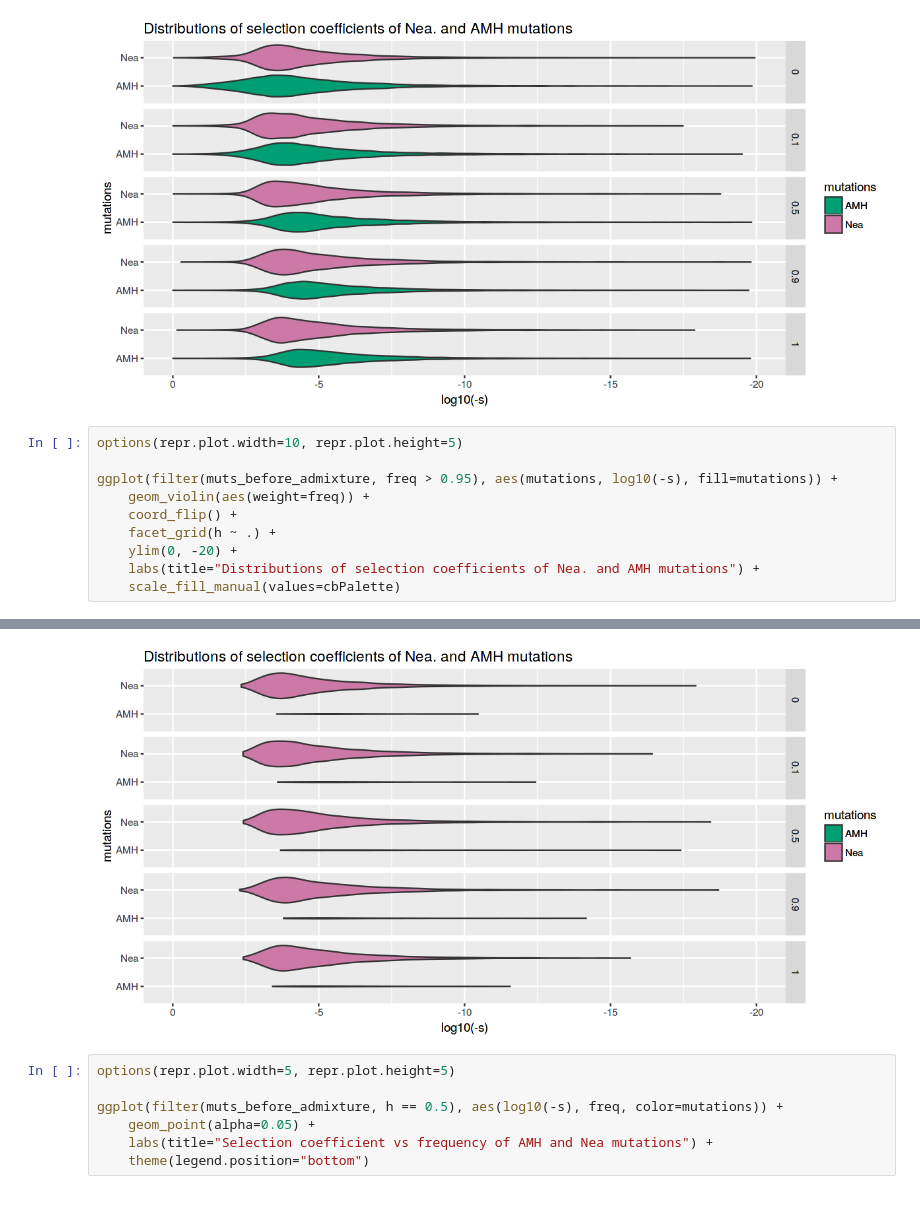
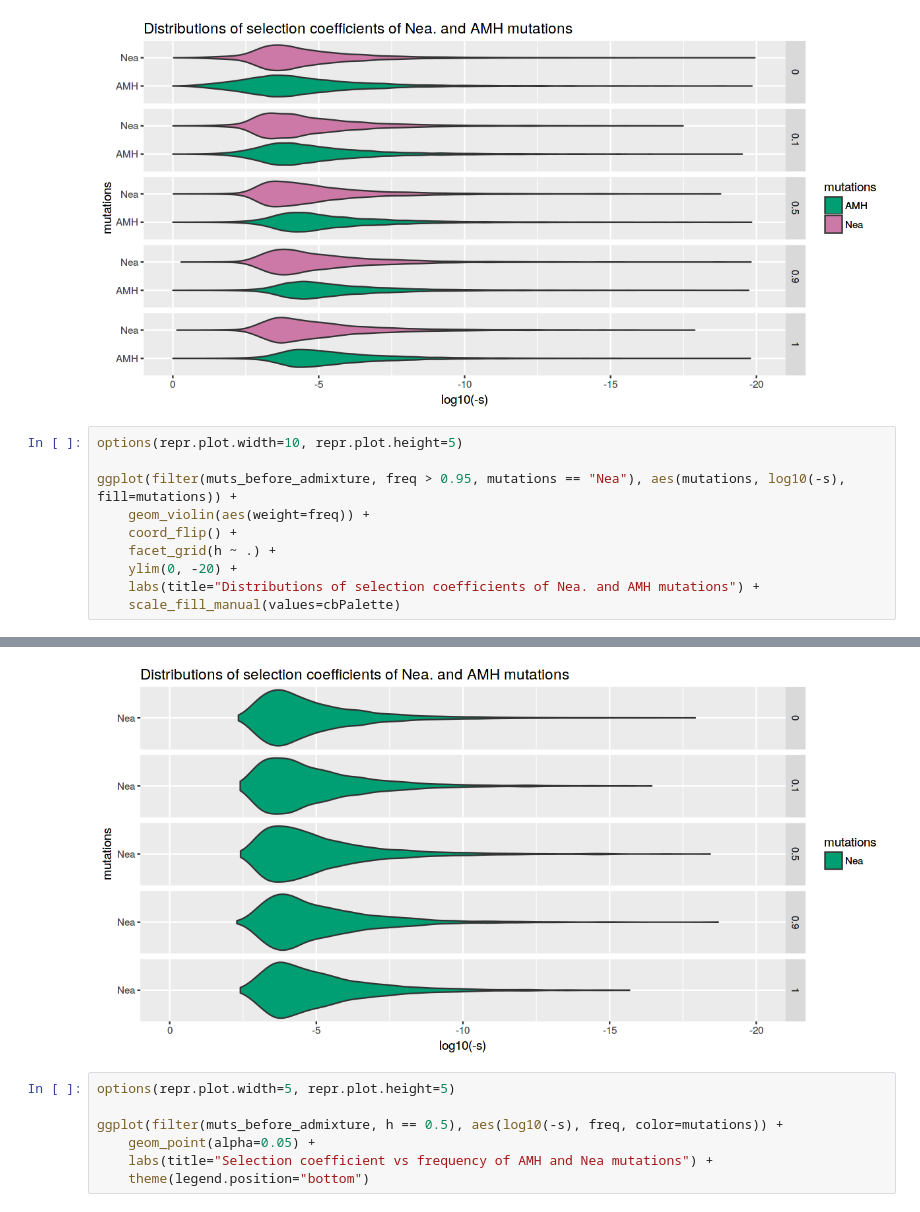
Before and after one commit to bodkan/nea-over-time, a Jupyter notebook: notebooks/DFE_dynamics.ipynb, the cells around one changed output, grey strips where cells are left out. Drawn from its saved outputs; the diff is of its cells as text.

```diff
--- a/notebooks/DFE_dynamics.ipynb
+++ b/notebooks/DFE_dynamics.ipynb
@@ -84,7 +84,7 @@ Warning message:
 # %%
 options(repr.plot.width=10, repr.plot.height=5)
 
-ggplot(filter(muts_before_admixture, freq > 0.95), aes(mutations, log10(-s), fill=mutations)) +
+ggplot(filter(muts_before_admixture, freq > 0.95, mutations == "Nea"), aes(mutations, log10(-s), fill=mutations)) +
     geom_violin(aes(weight=freq)) +
     coord_flip() +
     facet_grid(h ~ .) +
@@ -106,5 +101,5 @@ Warning message:
 “sum(weights) != 1  -- will not get true density”
-[figure, old version]
+[figure, new version]
 # %%
 options(repr.plot.width=5, repr.plot.height=5)
 
```
Also changed, not shown: parts of 2 cells of this notebook, 1 other file.
